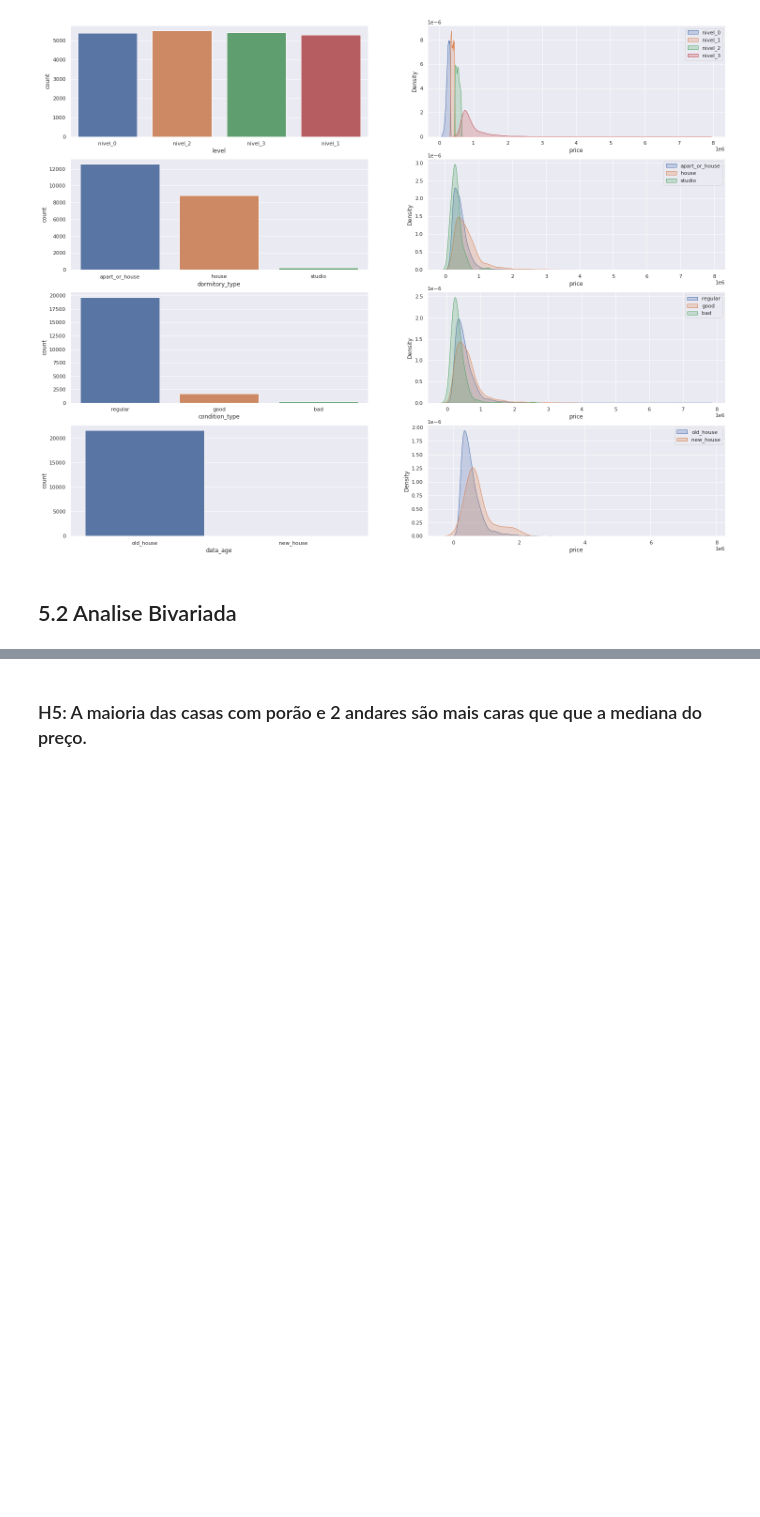
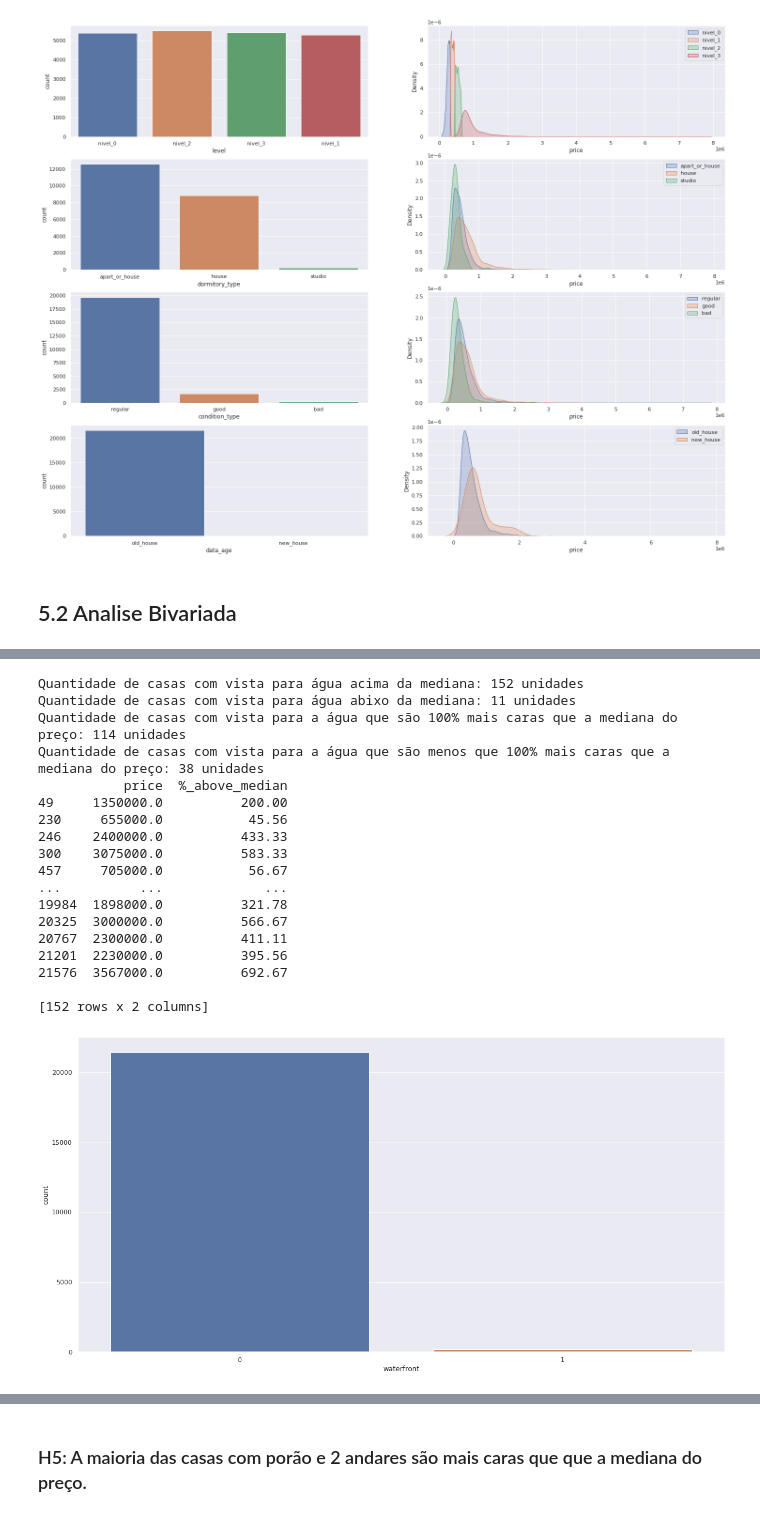
Before and after one commit to borgesds/House_Rocket, a Jupyter notebook: m5_house_rocket_v1.ipynb, the cells around one changed output, grey strips where cells are left out. Saved outputs shown, nothing was run; the diff lists cells and outputs as text; code cells hidden in the pictures; blank space fills up the shorter version.

```diff
--- a/m5_house_rocket_v1.ipynb
+++ b/m5_house_rocket_v1.ipynb
@@ -406,0 +452,43 @@ Quantidade de casas abaixo do valor da mediana dos preços: 5741 unidades
+# %%
+h_upwfront = len(df4[(df4['waterfront'] == 1) & (df4['price'] > df4['price'].median())])
+h_belowwfront = len(df4[(df4['waterfront'] == 1) & (df4['price'] <= df4['price'].median())])
+
+print('Quantidade de casas com vista para água acima da mediana: {} unidades'.format(h_upwfront))
+print('Quantidade de casas com vista para água abixo da mediana: {} unidades'.format(h_belowwfront))
+
+h_wf = df4[(df4['waterfront'] == 1) & (df4['price'] > df4['price'].median())]
+
+h_wf['%_above_median'] = round(((h_wf['price'] - df4['price'].median()) / df4['price'].median()) * 100, 2)
+
+hwf_above = len(h_wf[h_wf['%_above_median'] >= 100.0])
+print('Quantidade de casas com vista para a água que são 100% mais caras que a mediana do preço: {} unidades'
+      .format(hwf_above))
+
+hwf_bolew = len(h_wf[h_wf['%_above_median'] < 100.0])
+print('Quantidade de casas com vista para a água que não são 100% mais caras que a mediana do preço: {} unidades'
+      .format(hwf_bolew))
+
+price_wf = h_wf[['price', '%_above_median']]
+print(price_wf)
+
+sns.countplot(x=df4['waterfront']);
+# %% [output]
+Quantidade de casas com vista para água acima da mediana: 152 unidades
+Quantidade de casas com vista para água abixo da mediana: 11 unidades
+Quantidade de casas com vista para a água que são 100% mais caras que a mediana do preço: 114 unidades
+Quantidade de casas com vista para a água que são menos que 100% mais caras que a mediana do preço: 38 unidades
+           price  %_above_median
+49     1350000.0          200.00
+230     655000.0           45.56
+246    2400000.0          433.33
+300    3075000.0          583.33
+457     705000.0           56.67
+...          ...             ...
+19984  1898000.0          321.78
+20325  3000000.0          566.67
+20767  2300000.0          411.11
+21201  2230000.0          395.56
+21576  3567000.0          692.67
+
+[152 rows x 2 columns]
+[figure, added]
```
Also changed, not shown: parts of 10 cells of this notebook.
